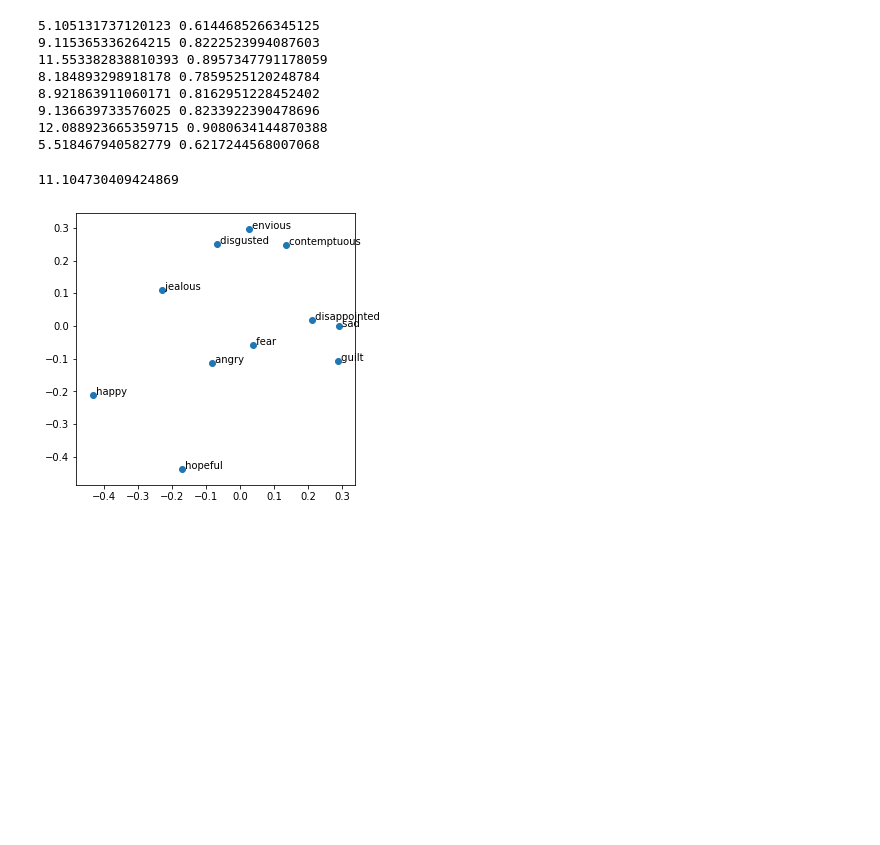
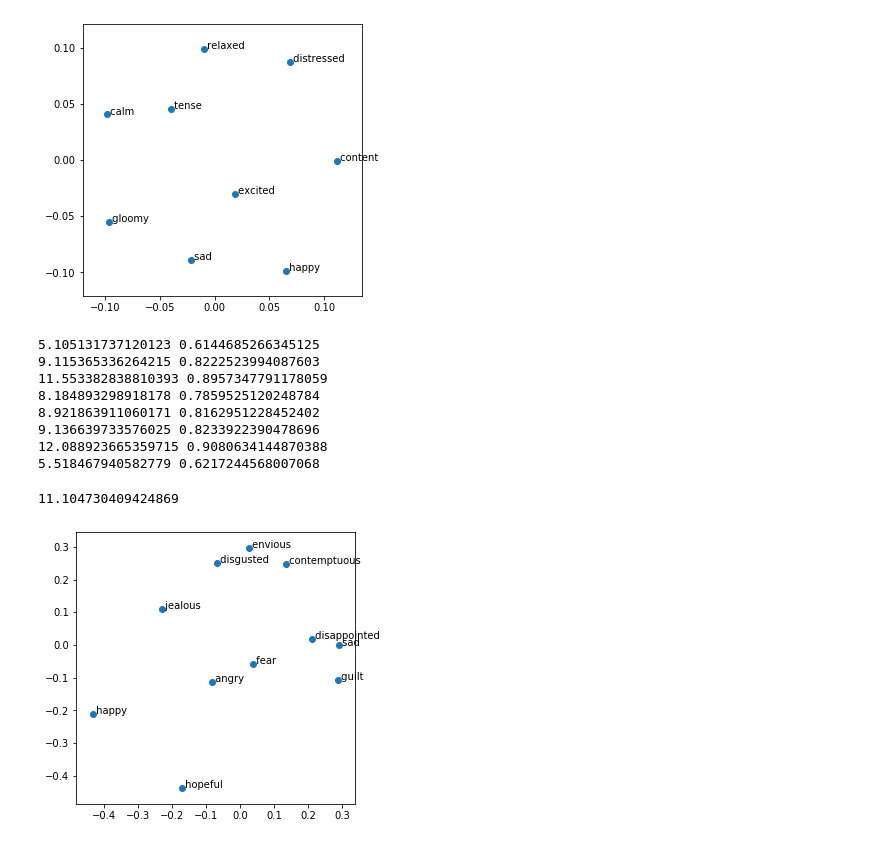
Before and after one commit to kauelopes/Sentiment-Space-Dimensionality-with-Word-Embedding, a Jupyter notebook: [6]Comparacao_Trabalhos.ipynb, the cells around one changed output. Cells and saved outputs as stored; diff of their text form; code cells hidden in the pictures; blank space fills up the shorter version.

```diff
--- a/[6]Comparacao_Trabalhos.ipynb
+++ b/[6]Comparacao_Trabalhos.ipynb
@@ -22,5 +22,15 @@ from sklearn.cluster import DBSCAN
 #[3]
 from sklearn import decomposition
 from scipy.spatial import distance_matrix
+# %%
+ns = [21,68,13,50,74,65,23,63,58]
+ns_names = [get_sentiments()[s] for s in ns]
+ns_vecs = [embs[0][s] for s in ns]
+# %%
+resp = MDS(n_components=2).fit_transform(ns_vecs)
+# %%
+print_anotado(resp,ns_names,figsize=(5,5))
+# %% [output]
+[figure, added]
 # %%
 n_article_sentiments = [66,40,21,13,18,19,27,53,37,44,16]
```
Also changed, not shown: parts of 1 cell of this notebook, 8 other files.
